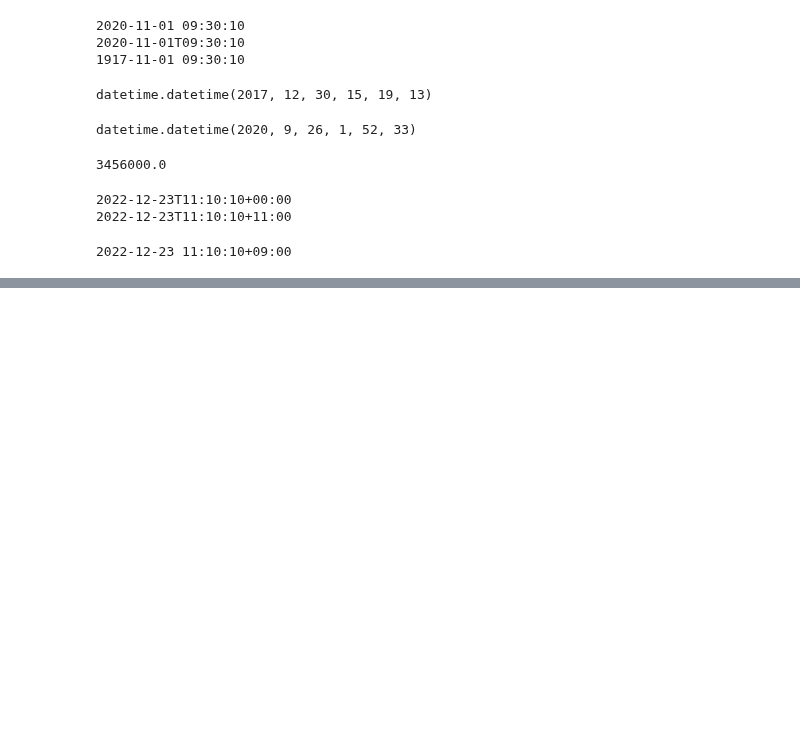
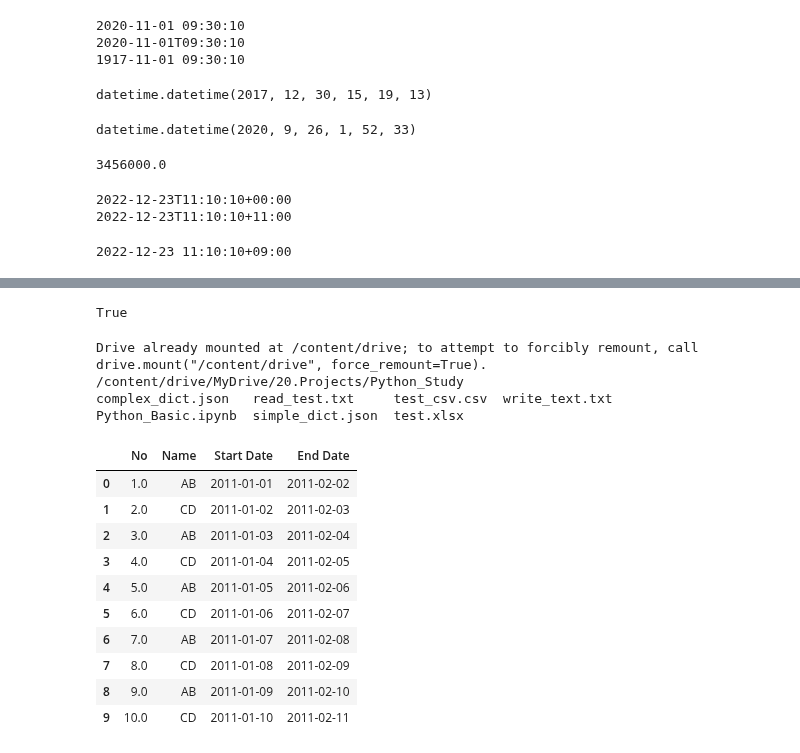
Before and after one commit to gabrielwithappy/python_study, a Jupyter notebook: Python_Basic.ipynb, the cells around one changed output, grey strips where cells are left out. Cells and saved outputs as stored; diff of their text form; code cells hidden in the pictures; blank space fills up the shorter version.

Commit message:
padas read with data parsing

```diff
--- a/Python_Basic.ipynb
+++ b/Python_Basic.ipynb
@@ -1724,0 +1751,44 @@ Korea:2022-12-23 11:10:10+09:00, HonKong:2022-12-23 10:10:10+08:00
+# %%
+# finding ambiguous datetime
+from datetime import datetime, timedelta, timezone
+import pytz
+from dateutil import tz
+
+dt = datetime(2017,11,5, 1, 0,0, tzinfo = tz.gettz('US/Eastern'))
+print(tz.datetime_ambiguous(dt))
+# %% [output]
+True
+# %%
+# read csv with parse_dates = []
+from google.colab import drive
+drive.mount('/content/drive')
+
+from pathlib import Path
+
+ROOT = Path('/content/drive/MyDrive/20.Projects/Python_Study/')
+%cd $ROOT
+!ls
+
+from datetime import datetime, timedelta, timezone
+import pytz
+from dateutil import tz
+import pandas as pd
+
+df = pd.read_excel('./test.xlsx', parse_dates=['Start Date', 'End Date'])
+df
+# %% [output]
+Drive already mounted at /content/drive; to attempt to forcibly remount, call drive.mount("/content/drive", force_remount=True).
+/content/drive/MyDrive/20.Projects/Python_Study
+complex_dict.json   read_test.txt     test_csv.csv  write_text.txt
+Python_Basic.ipynb  simple_dict.json  test.xlsx
+|  | No | Name | Start Date | End Date |
+| 0 | 1.0 | AB | 2011-01-01 | 2011-02-02 |
+| 1 | 2.0 | CD | 2011-01-02 | 2011-02-03 |
+| 2 | 3.0 | AB | 2011-01-03 | 2011-02-04 |
+| 3 | 4.0 | CD | 2011-01-04 | 2011-02-05 |
+| 4 | 5.0 | AB | 2011-01-05 | 2011-02-06 |
+| 5 | 6.0 | CD | 2011-01-06 | 2011-02-07 |
+| 6 | 7.0 | AB | 2011-01-07 | 2011-02-08 |
+| 7 | 8.0 | CD | 2011-01-08 | 2011-02-09 |
+| 8 | 9.0 | AB | 2011-01-09 | 2011-02-10 |
+| 9 | 10.0 | CD | 2011-01-10 | 2011-02-11 |
```
Also changed, not shown: parts of 2 cells of this notebook.
